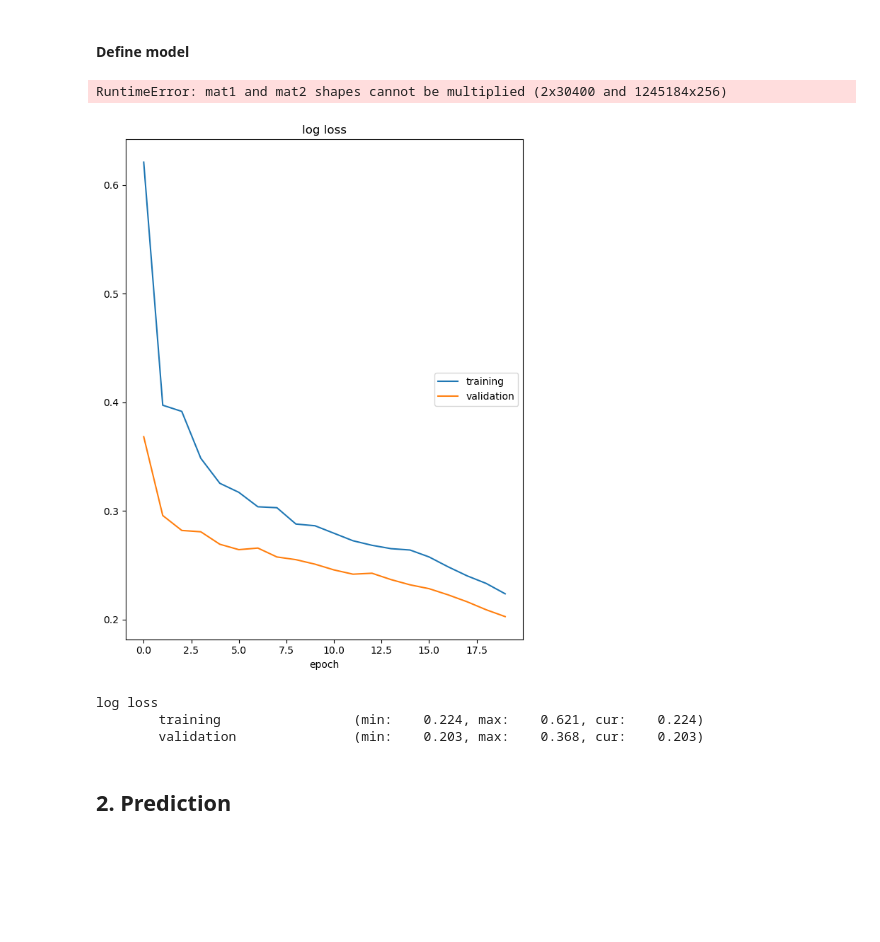
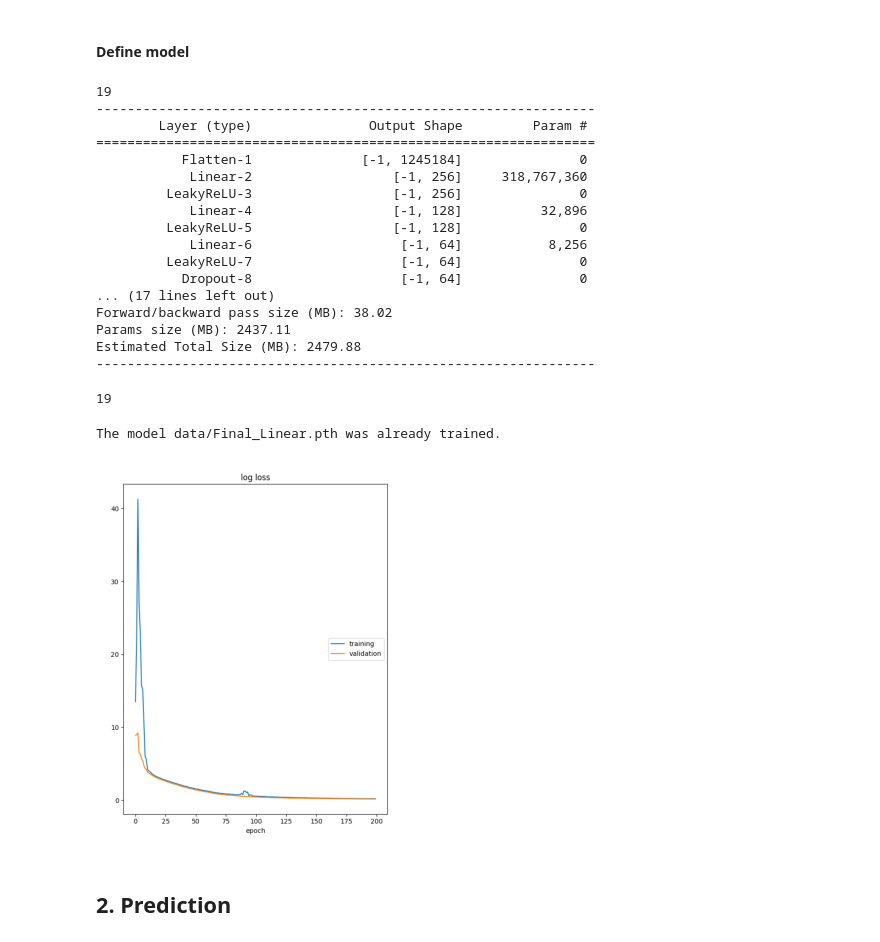
Before and after one commit to leomok82/VAE-project, a Jupyter notebook: objective_2.ipynb, the cells around one changed output. Saved outputs shown, nothing was run; the diff lists cells and outputs as text; code cells hidden in the pictures; blank space fills up the shorter version.

```diff
--- a/objective_2.ipynb
+++ b/objective_2.ipynb
@@ -48,38 +51,76 @@ Test dataset shape: torch.Size([50, 19, 256, 256])
 torch.cuda.empty_cache()
 channel_size = 100//split_size -1
 latent_dim = 64
-
+image_size = 256
+print(channel_size)
 model = VAE(latent_dim = latent_dim,
                 channel_size = channel_size
                 ).to(device)
 
-input_shape = (batch_size, seq_length, channel_size)
-summary(model, input_shape)
+summary(model, (1, 19, 256, 256))
 # %% [output]
-RuntimeError: mat1 and mat2 shapes cannot be multiplied (2x30400 and 1245184x256)
+19
+----------------------------------------------------------------
+        Layer (type)               Output Shape         Param #
+================================================================
+           Flatten-1              [-1, 1245184]               0
+            Linear-2                  [-1, 256]     318,767,360
+         LeakyReLU-3                  [-1, 256]               0
+            Linear-4                  [-1, 128]          32,896
+         LeakyReLU-5                  [-1, 128]               0
+            Linear-6                   [-1, 64]           8,256
+         LeakyReLU-7                   [-1, 64]               0
+           Dropout-8                   [-1, 64]               0
+... (17 lines left out)
+Forward/backward pass size (MB): 38.02
+Params size (MB): 2437.11
+Estimated Total Size (MB): 2479.88
+----------------------------------------------------------------
+# %%
+print(channel_size)
+# %% [output]
+19
 # %%
-num_epochs = 20
-liveloss = PlotLosses()
+model_name = 'data/Final_Linear.pth'
 
-train_losses = []
-val_losses = []
-for epoch in range(num_epochs):
-    logs = {}
-    train_loss = utils.train.train(model, train_loader, train_shifted_loader)
-    logs['' + 'log loss'] = train_loss.detach().numpy()
+if os.path.exists(model_name):
+    print(f"The model {model_name} was already trained.")
+    plot_filename = 'data/Task2LogLoss.png'
 
-    val_loss = utils.train.validate(model, test_loader, test_shifted_loader)
-    logs['val_' + 'log loss'] = val_loss.detach().numpy()
+    # Load the model
+    model.load_state_dict(torch.load(model_name, map_location=torch.device('cpu')))
+    # model = model_info['model']
 
-    liveloss.update(logs)
-    liveloss.draw()
+    # Plot loss plot
+    loss_plot_image = plt.imread(plot_filename)
+    plt.imshow(loss_plot_image)
+    plt.axis('off')  # Turn off axis
+    plt.show()
 
-torch.save(model, "model.pth")
+else:
+    print("Training new model.")
+    num_epochs = 20
+    liveloss = PlotLosses()
+    train_losses = []
+    val_losses = []
+    for epoch in range(num_epochs):
+        logs = {}
+        train_loss = train.train(model, train_loader, train_shifted_loader)
+        logs['log loss'] = train_loss.detach().numpy()
+
+        val_loss = train.validate(model, test_loader, test_shifted_loader)
+        logs['val_log loss'] = val_loss.detach().numpy()
+
+        liveloss.update(logs)
+        liveloss.draw()
+
+    plot_filename = 'data/Task2LogLoss.png'
+
+
+    torch.save(model_name)
 # %% [output]
+The model data/Final_Linear.pth was already trained.
-[figure, old version]
+[figure, new version]
-log loss
-        training                 (min:    0.224, max:    0.621, cur:    0.224)
-        validation               (min:    0.203, max:    0.368, cur:    0.203)
 # %% [markdown]
 ## 2. Prediction
 # %% [markdown]
```
Also changed, not shown: parts of 3 cells of this notebook, 3 other files.
